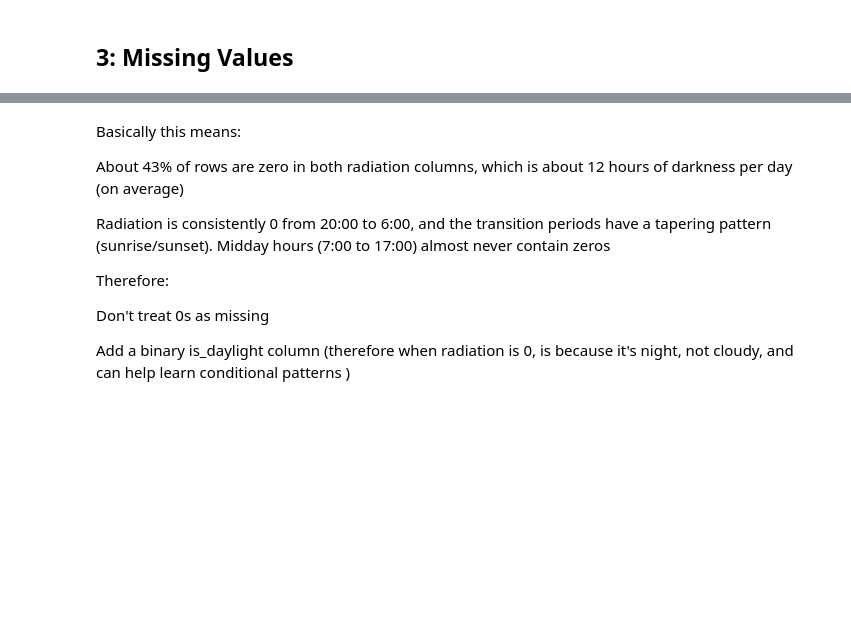
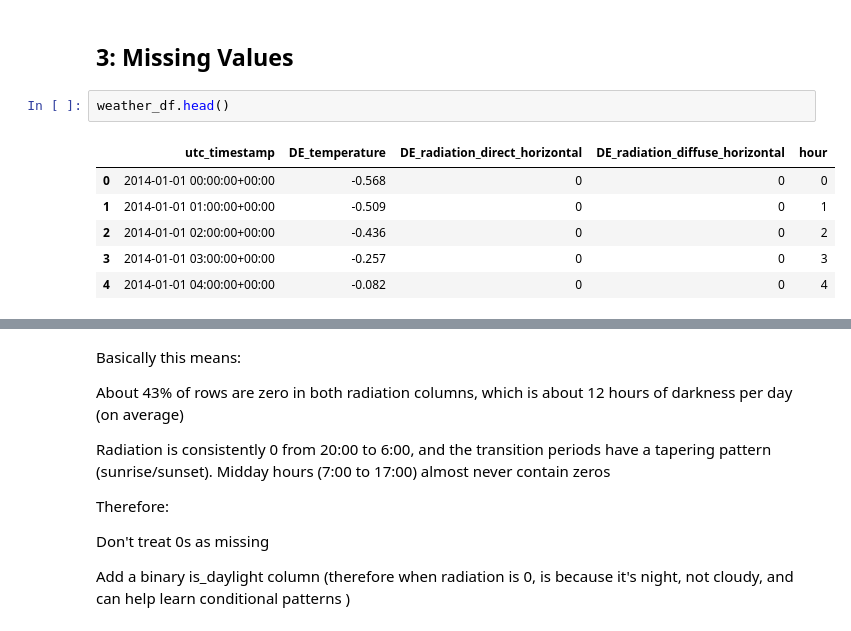
Before and after one commit to maria-antigone/thesis-electricity-demand-forecasting, a Jupyter notebook: notebooks/cleaning_update.ipynb, the cells around one changed output, grey strips where cells are left out. Saved outputs shown, nothing was run; the diff lists cells and outputs as text; blank space fills up the shorter version.

```diff
--- a/notebooks/cleaning_update.ipynb
+++ b/notebooks/cleaning_update.ipynb
@@ -187,3 +192,12 @@ Checking Missing Timestamps
 Proper format and no failed conversion! Can now to resampling, merging and feature engineering
 # %% [markdown]
 ## 3: Missing Values
+# %%
+weather_df.head()
+# %% [output]
+|  | utc_timestamp | DE_temperature | DE_radiation_direct_horizontal | DE_radiation_diffuse_horizontal | hour |
+| 0 | 2014-01-01 00:00:00+00:00 | -0.568 | 0 | 0 | 0 |
+| 1 | 2014-01-01 01:00:00+00:00 | -0.509 | 0 | 0 | 1 |
+| 2 | 2014-01-01 02:00:00+00:00 | -0.436 | 0 | 0 | 2 |
+| 3 | 2014-01-01 03:00:00+00:00 | -0.257 | 0 | 0 | 3 |
+| 4 | 2014-01-01 04:00:00+00:00 | -0.082 | 0 | 0 | 4 |
```
Also changed, not shown: parts of 14 cells of this notebook, 19 other files.
